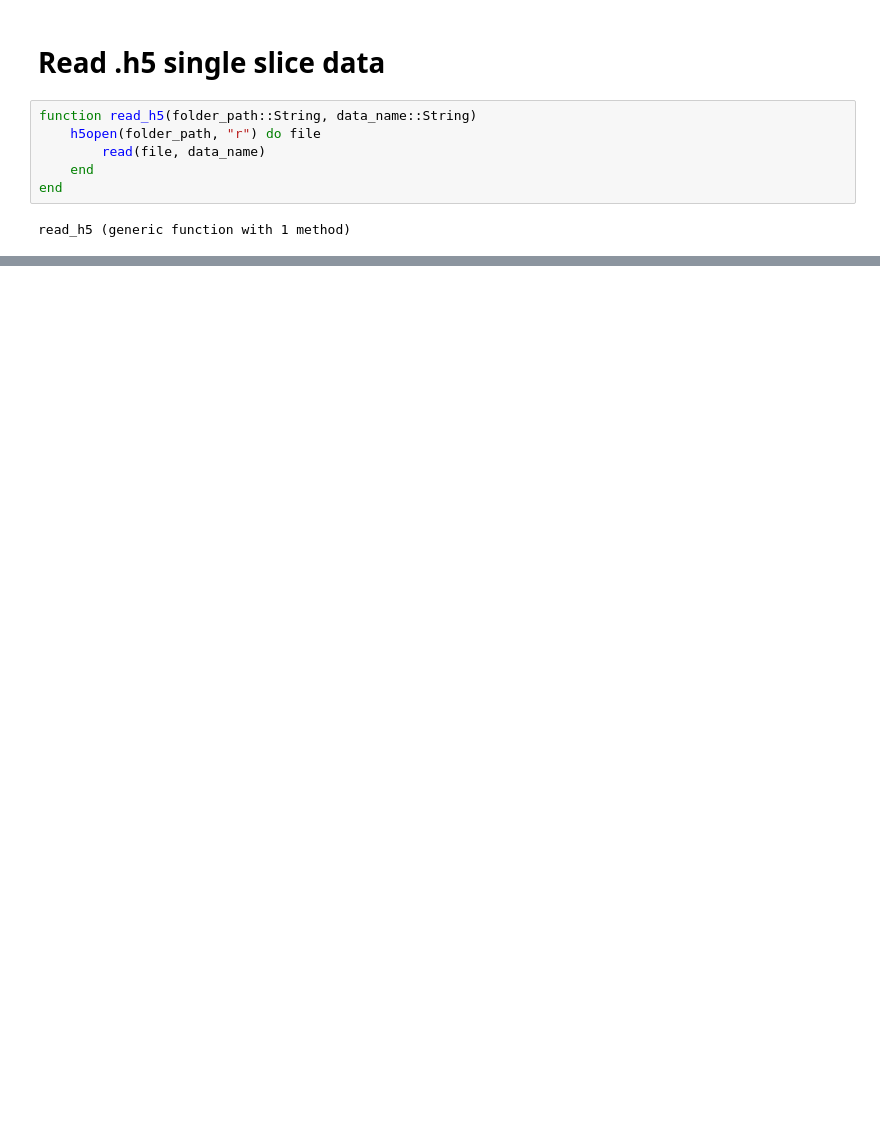
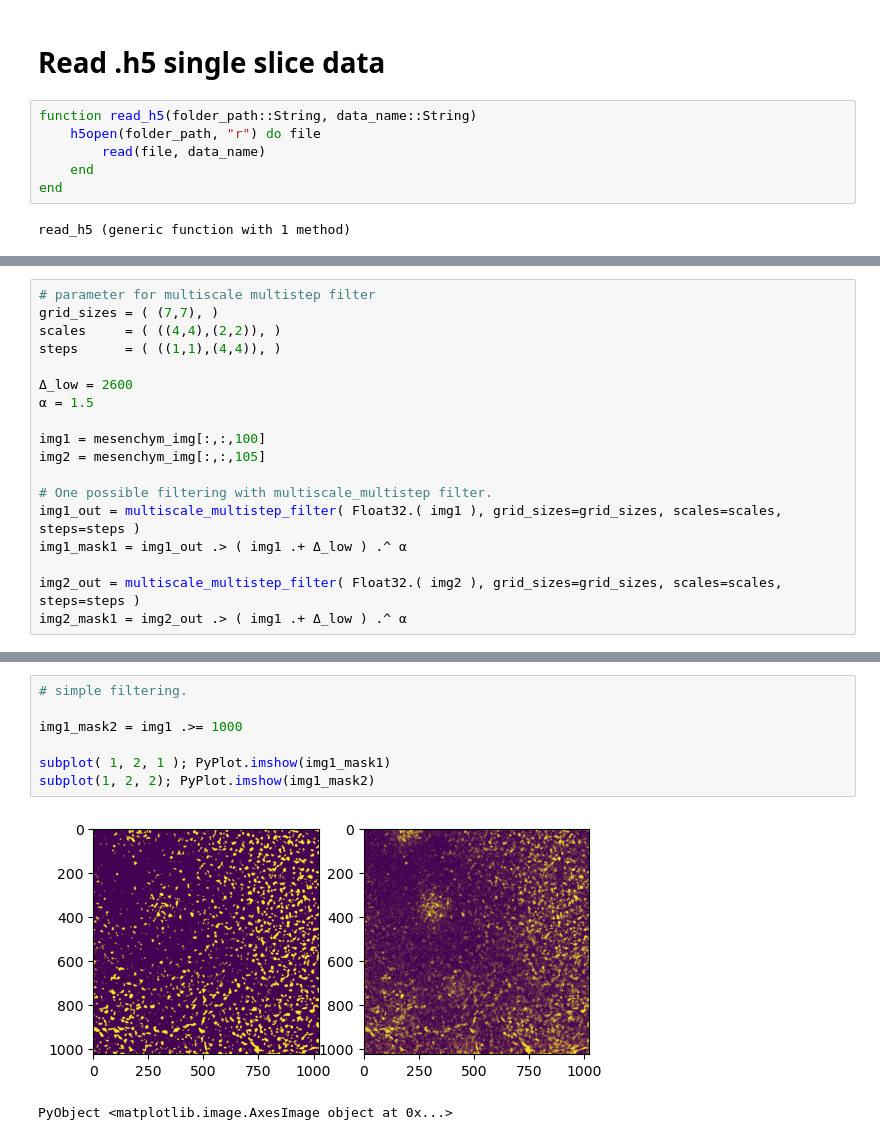
Before and after one commit to rzhou-space/PIV_analysis_headon_data, a Jupyter notebook: Code(cleaned)/confocal_featherbud/Julia_piv_mesenchym.ipynb, the cells around one changed output, grey strips where cells are left out. Drawn from its saved outputs; the diff is of its cells as text; blank space fills up the shorter version.

```diff
--- a/Code(cleaned)/confocal_featherbud/Julia_piv_mesenchym.ipynb
+++ b/Code(cleaned)/confocal_featherbud/Julia_piv_mesenchym.ipynb
@@ -46,0 +56,18 @@ PyObject <matplotlib.image.AxesImage object at 0x...>
+# %%
+# parameter for multiscale multistep filter
+grid_sizes = ( (7,7), )
+scales     = ( ((4,4),(2,2)), )
+steps      = ( ((1,1),(4,4)), )
+
+Δ_low = 2600
+α = 1.5
+
+img1 = mesenchym_img[:,:,100]
+img2 = mesenchym_img[:,:,105]
+
+# One possible filtering with multiscale_multistep filter.
+img1_out = multiscale_multistep_filter( Float32.( img1 ), grid_sizes=grid_sizes, scales=scales, steps=steps )
+img1_mask1 = img1_out .> ( img1 .+ Δ_low ) .^ α
+
+img2_out = multiscale_multistep_filter( Float32.( img2 ), grid_sizes=grid_sizes, scales=scales, steps=steps )
+img2_mask1 = img2_out .> ( img1 .+ Δ_low ) .^ α
@@ -46,0 +94,10 @@ PyObject <matplotlib.image.AxesImage object at 0x...>
+# %%
+# simple filtering.
+
+img1_mask2 = img1 .>= 1000
+
+subplot( 1, 2, 1 ); PyPlot.imshow(img1_mask1)
+subplot(1, 2, 2); PyPlot.imshow(img1_mask2)
+# %% [output]
+[figure, added]
+PyObject <matplotlib.image.AxesImage object at 0x...>
```
Also changed, not shown: parts of 10 cells of this notebook, 7 other files.
